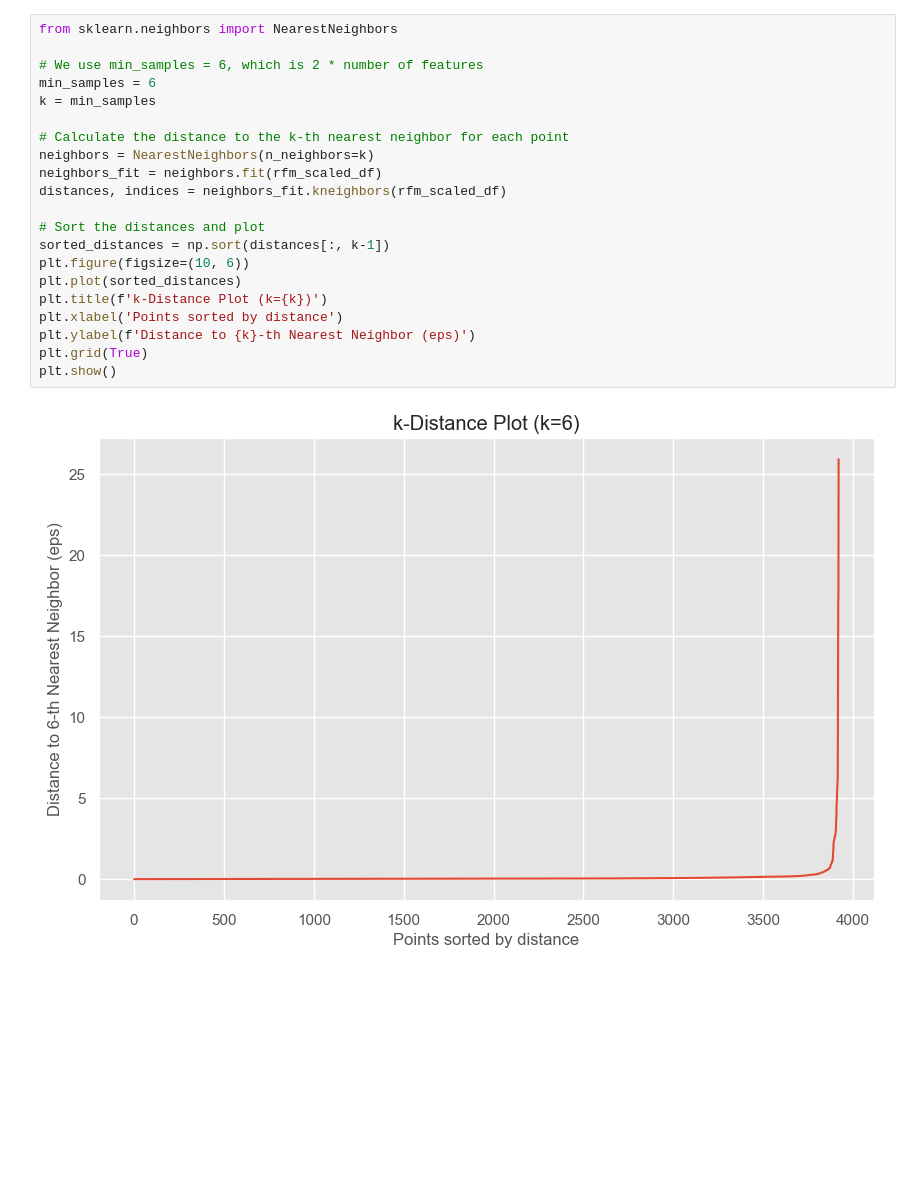
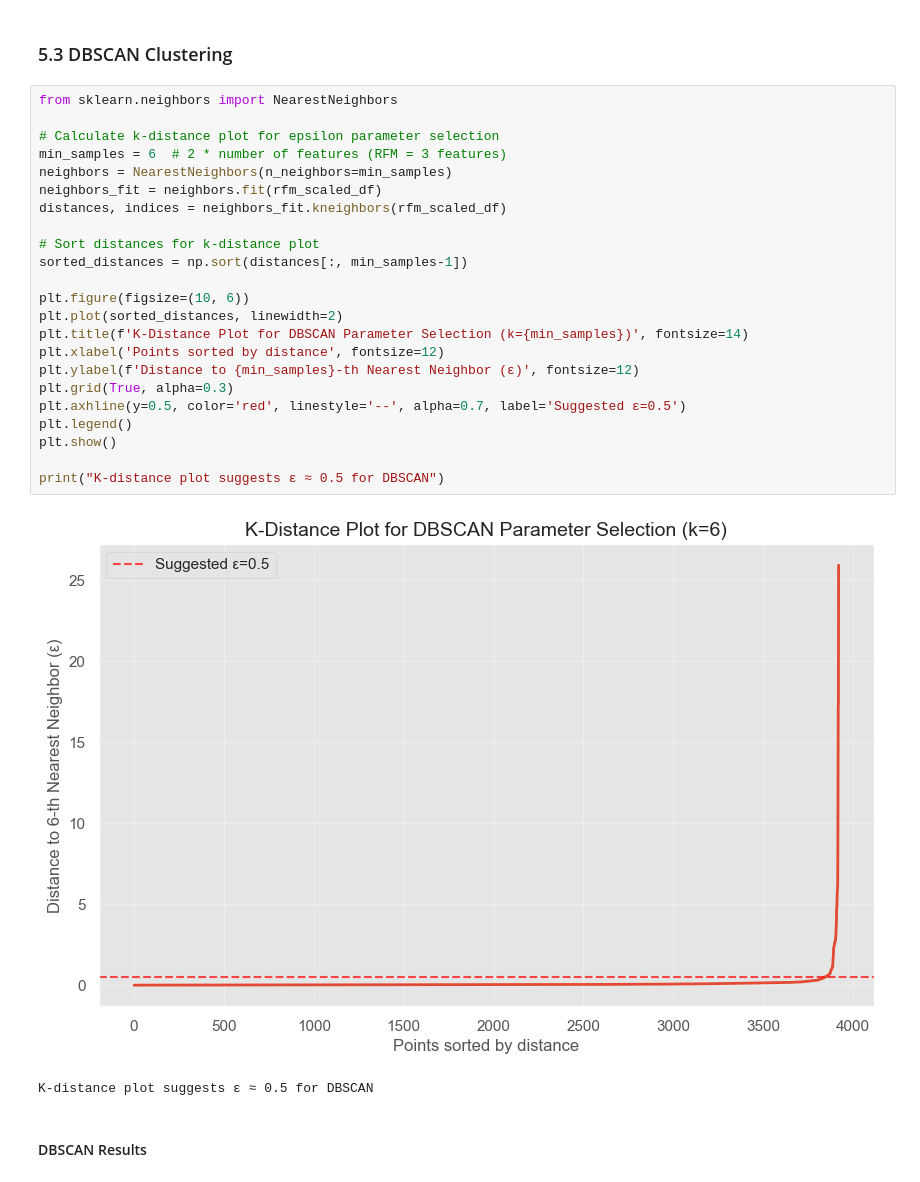
Before and after one commit to sehan-dissanayake/Clustering, a Jupyter notebook: customer_segmentation.ipynb, the cells around one changed output. Saved outputs shown, nothing was run; the diff lists cells and outputs as text; blank space fills up the shorter version.

```diff
--- a/customer_segmentation.ipynb
+++ b/customer_segmentation.ipynb
@@ -327,26 +308,33 @@ display(hierarchical_summary)
+# %% [markdown]
+### 5.3 DBSCAN Clustering
 # %%
 from sklearn.neighbors import NearestNeighbors
 
-# We use min_samples = 6, which is 2 * number of features
-min_samples = 6
-k = min_samples
-
-# Calculate the distance to the k-th nearest neighbor for each point
-neighbors = NearestNeighbors(n_neighbors=k)
+# Calculate k-distance plot for epsilon parameter selection
+min_samples = 6  # 2 * number of features (RFM = 3 features)
+neighbors = NearestNeighbors(n_neighbors=min_samples)
 neighbors_fit = neighbors.fit(rfm_scaled_df)
 distances, indices = neighbors_fit.kneighbors(rfm_scaled_df)
 
-# Sort the distances and plot
-sorted_distances = np.sort(distances[:, k-1])
+# Sort distances for k-distance plot
+sorted_distances = np.sort(distances[:, min_samples-1])
+
 plt.figure(figsize=(10, 6))
-plt.plot(sorted_distances)
-plt.title(f'k-Distance Plot (k={k})')
-plt.xlabel('Points sorted by distance')
-plt.ylabel(f'Distance to {k}-th Nearest Neighbor (eps)')
-plt.grid(True)
+plt.plot(sorted_distances, linewidth=2)
+plt.title(f'K-Distance Plot for DBSCAN Parameter Selection (k={min_samples})', fontsize=14)
+plt.xlabel('Points sorted by distance', fontsize=12)
+plt.ylabel(f'Distance to {min_samples}-th Nearest Neighbor (ε)', fontsize=12)
+plt.grid(True, alpha=0.3)
+plt.axhline(y=0.5, color='red', linestyle='--', alpha=0.7, label='Suggested ε=0.5')
+plt.legend()
 plt.show()
+
+print("K-distance plot suggests ε ≈ 0.5 for DBSCAN")
 # %% [output]
-[figure, old version]
+[figure, new version]
+K-distance plot suggests ε ≈ 0.5 for DBSCAN
+# %% [markdown]
+#### DBSCAN Results
 # %%
 from sklearn.cluster import DBSCAN
 
```
Also changed, not shown: parts of 31 cells of this notebook.
